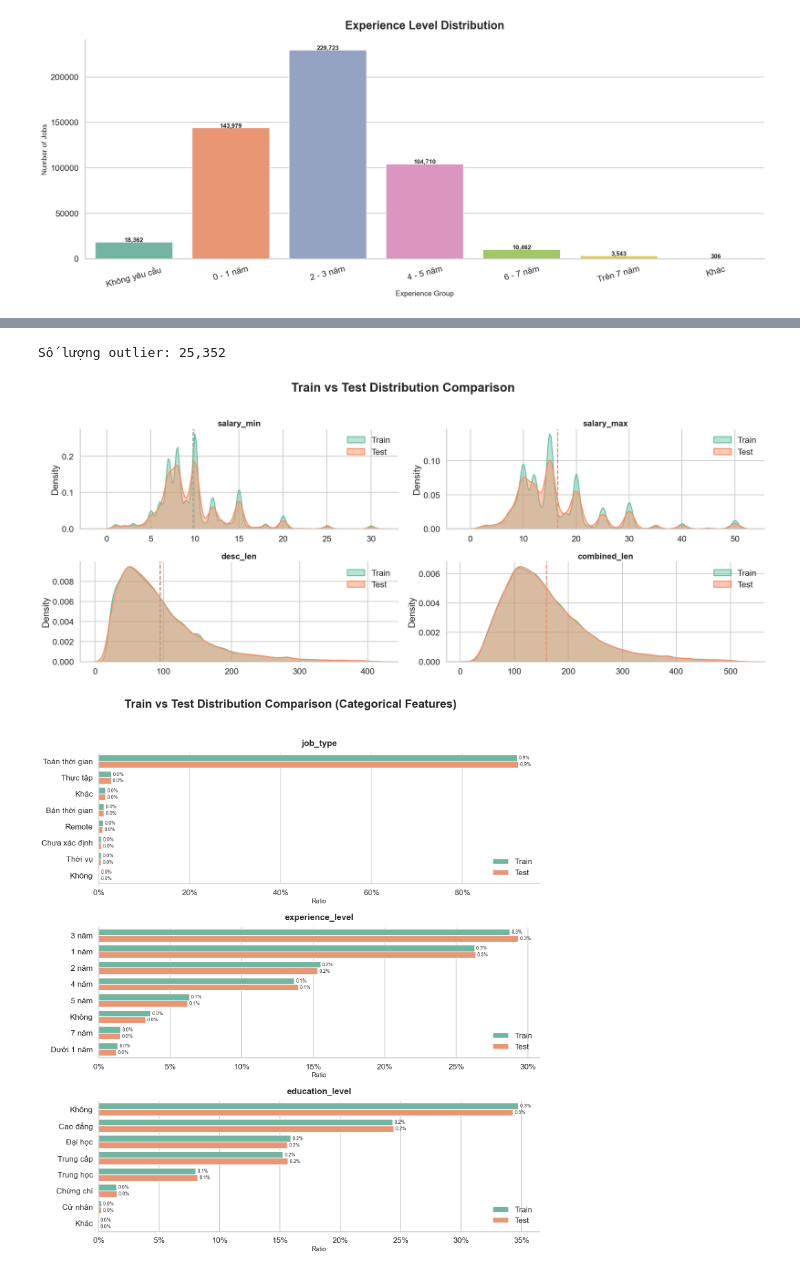
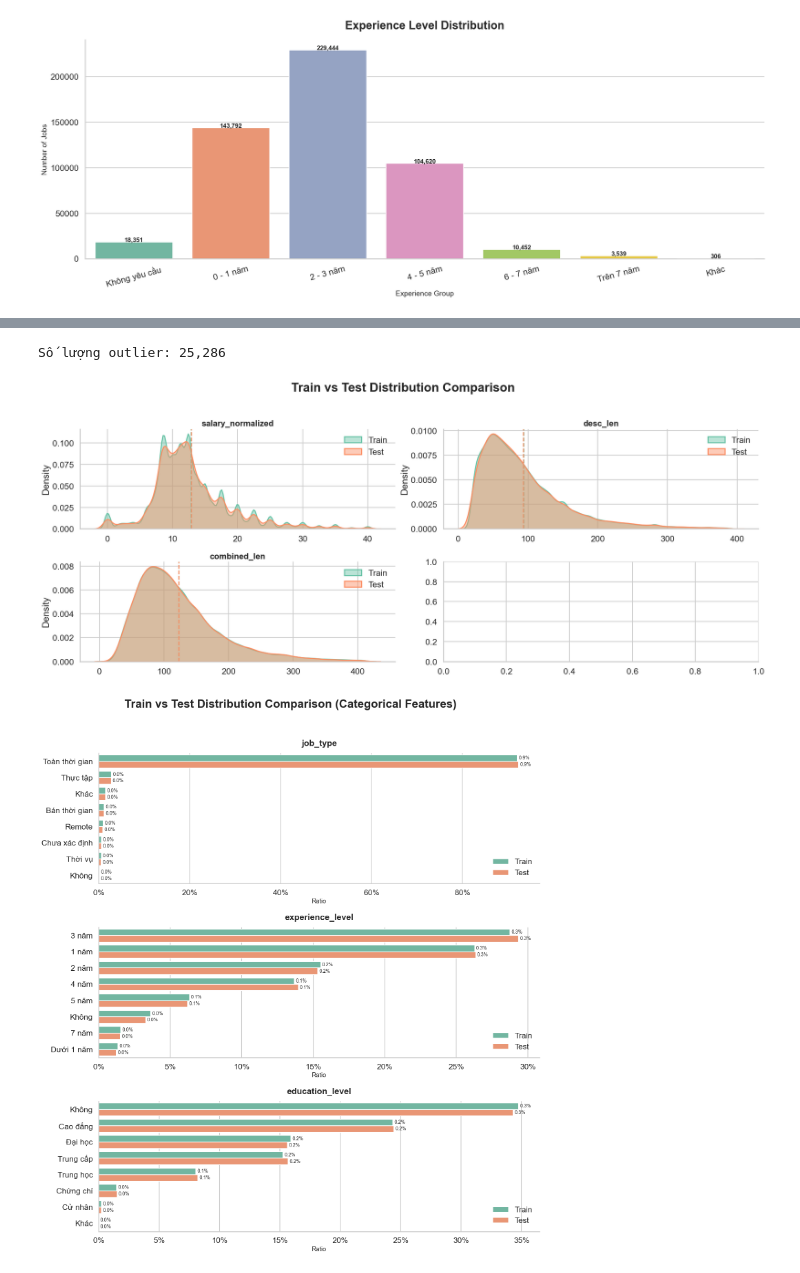
Before and after one commit to VietNamCombatZ/Salary-clustering, a Jupyter notebook: notebook/02_2_clean_data_overview.ipynb, the cells around one changed output, grey strips where cells are left out. Saved outputs shown, nothing was run; the diff lists cells and outputs as text; code cells hidden in the pictures.

Commit message:
rerun 02_2_clean_data_overview

```diff
--- a/notebook/02_2_clean_data_overview.ipynb
+++ b/notebook/02_2_clean_data_overview.ipynb
@@ -14,8 +14,8 @@ import pandas as pd
 from pathlib import Path
 
 # Đọc parquet (nhanh hơn CSV ~5-10x) — output của notebook 02_1
-train_df = pd.read_parquet("../data/cleaned/clean_data_train.parquet")
-test_df  = pd.read_parquet("../data/cleaned/clean_data_test.parquet")
+train_df = pd.read_parquet("../data/clean/clean_data_train.parquet")
+test_df  = pd.read_parquet("../data/clean/clean_data_test.parquet")
 
 # Gộp lại làm df chung cho các cell EDA tiếp theo
 df = pd.concat([train_df, test_df], ignore_index=True)
@@ -605,7 +605,7 @@ outliers = df[
 
 print(f"Số lượng outlier: {len(outliers):,}")
 # %% [output]
-Số lượng outlier: 25,352
+Số lượng outlier: 25,286
 # %%
 import matplotlib.pyplot as plt
 import seaborn as sns
@@ -623,10 +623,11 @@ sns.set_theme(
 # FEATURES
 # =========================
 important_num_cols = [
-    'salary_min',
-    'salary_max',
+    'salary_normalized',
+
     'desc_len',
     'combined_len'
+
 ]
 
 # =========================
@@ -708,34 +709,34 @@ for ax, col in zip(axes, important_num_cols):
     # =========================
     ax.set_title(
         f'{col}',
         fontsize=16,
         fontweight='bold'
     )
 
     ax.set_xlabel("")
     ax.set_ylabel("Density")
 
     ax.legend(frameon=False)
 
 # =========================
 # GLOBAL TITLE
 # =========================
 fig.suptitle(
     "Train vs Test Distribution Comparison",
     fontsize=24,
     fontweight='bold',
     y=1.02
 )
 
 # =========================
 # CLEAN STYLE
 # =========================
 sns.despine()
 
 plt.tight_layout()
 plt.show()
 # %% [output]
-[figure, old version]
+[figure, new version]
 # %%
 import pandas as pd
 import seaborn as sns
```
Also changed, not shown: parts of 4 cells of this notebook.
